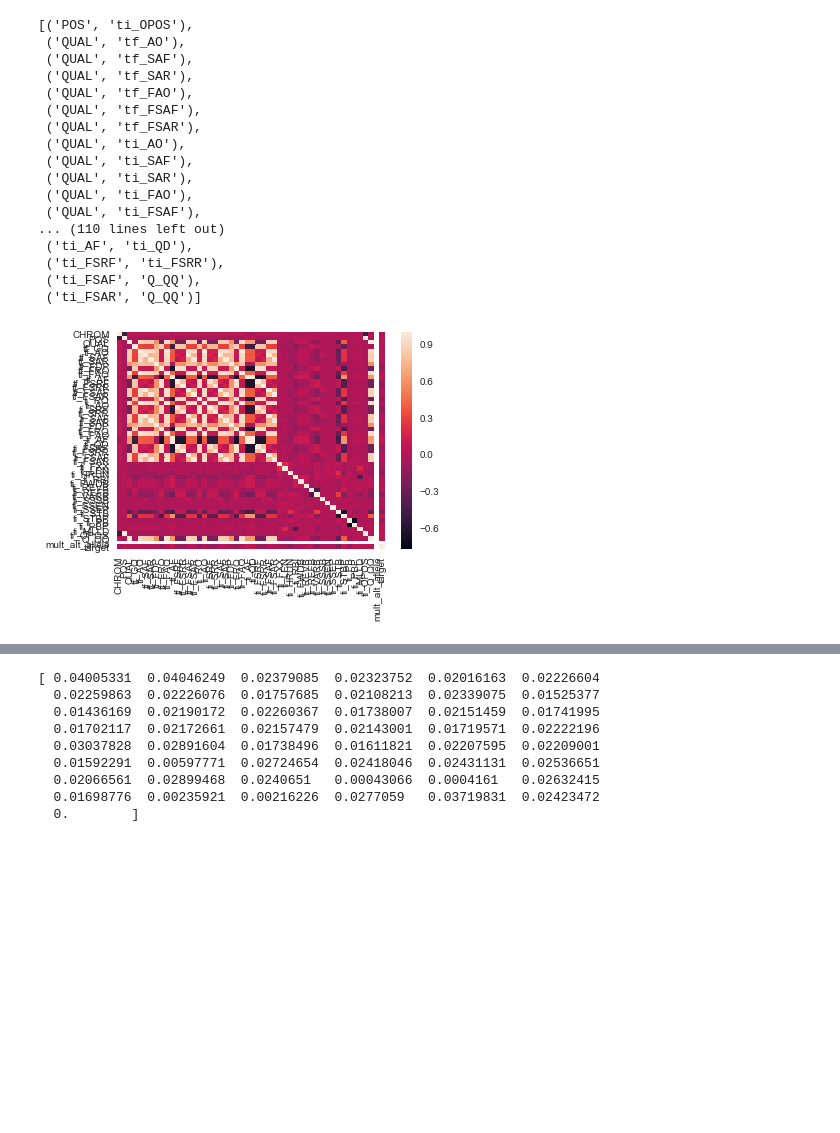
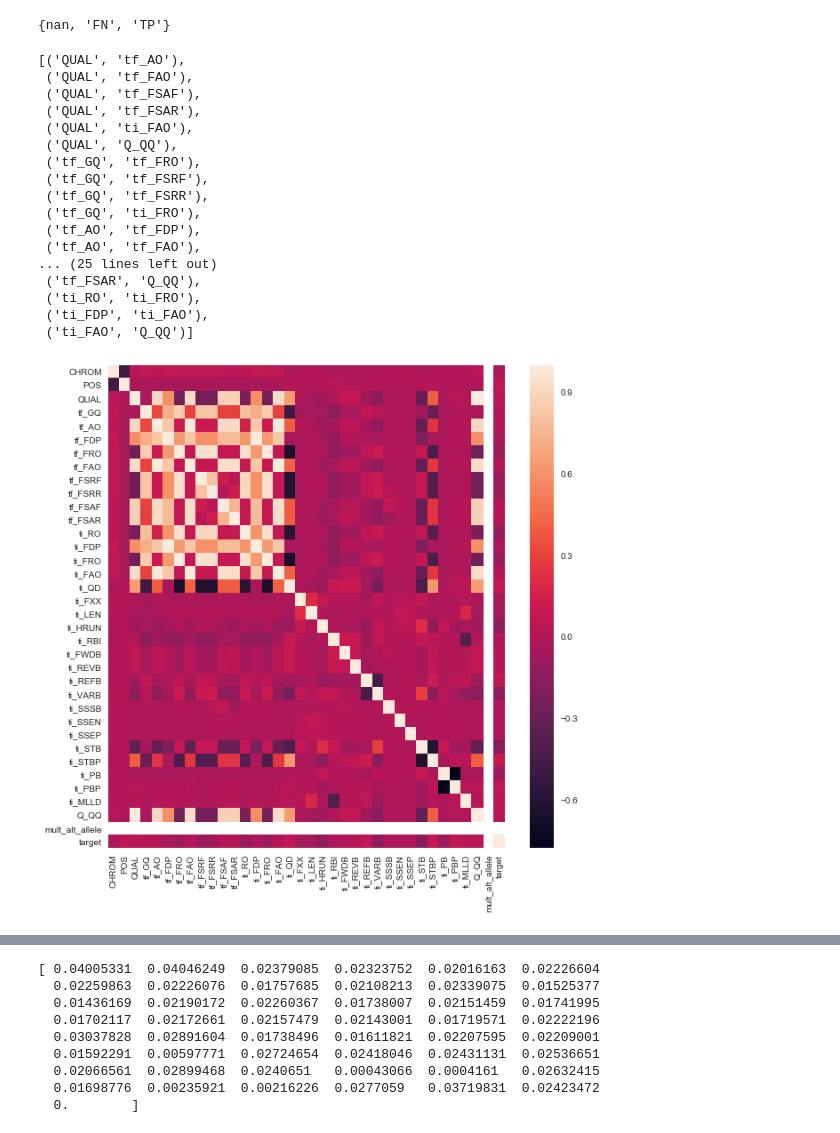
Before and after one commit to jjuhn/little_ds_problem, a Jupyter notebook: code/proton_practice.ipynb, the cells around one changed output, grey strips where cells are left out. Cells and saved outputs as stored; diff of their text form; code cells hidden in the pictures; blank space fills up the shorter version.

```diff
--- a/code/proton_practice.ipynb
+++ b/code/proton_practice.ipynb
@@ -21,7 +21,7 @@ df = df.drop_duplicates()
 # Looking at the heat map, T_QQ, ti_NS and ti_HS is None and FILTER is always PASS.
 # tf_GT ==
 
-df = df.drop(["ti_NS", 'ti_HS', 'T_QQ', 'FILTER', 'tf_GT', 'T_GT', 'Q_GT'], axis=1)
+df = df.drop(["ti_NS", 'ti_HS', 'T_QQ', 'FILTER', 'tf_GT', 'T_GT', 'Q_GT', 'ti_OID'], axis=1)
 
 
 
@@ -63,6 +63,21 @@ fs = ['tf_AO','tf_SAF','tf_SAR','tf_FAO','tf_AF','tf_FSAF','tf_FSAR','ti_AO','ti
 for f in fs:
     s = obj_df[f]
     df[f] = pd.to_numeric(s, downcast='float')
+# %%
+c_df = obj_df.drop(fs, axis=1)
+c_df.head()
+
+set(c_df.T_BD)
+# set(c_df.T_BK)
+# set(c_df.T_BLT)
+# set(c_df.T_BVT)
+# set(c_df.Q_BD)
+# set(c_df.Q_BI)
+# set(c_df.Q_BK)
+# set(c_df.Q_BLT)
+# set(c_df.Q_BVT)
+# %% [output]
+{nan, 'FN', 'TP'}
 # %%
 # Convert categorical values into continuous variables.
 # This is very painful part when you have 76 columns
@@ -73,7 +88,10 @@ df
 # keep tf_GQ
 # drop 'tf_DP', 'tf_RO', 'tf_SRF', 'tf_SRR'
 
-df = df.drop(['tf_DP', 'ti_DP', 'tf_RO', 'tf_SRF', 'tf_SRR', 'ti_OPOS'], axis=1)
+df = df.drop(['tf_DP', 'ti_DP', 'tf_RO', 'tf_SRF', 'tf_SRR', 'ti_OPOS', 'tf_SAF','tf_SAR', 'ti_SAF', 'ti_SAR','ti_SRF','ti_SRR','ti_FSRR','ti_FSAF','ti_FSAR','ti_FSRF','ti_AF', 'ti_AO', 'tf_AF'], axis=1)
+
+
+
 
 corr_matrix = df.corr()
 
@@ -90,34 +108,39 @@ high_corr_var
 
 # df[["tf_GQ",'tf_FSRF']]
 # %% [output]
-[('POS', 'ti_OPOS'),
- ('QUAL', 'tf_AO'),
- ('QUAL', 'tf_SAF'),
- ('QUAL', 'tf_SAR'),
+[('QUAL', 'tf_AO'),
  ('QUAL', 'tf_FAO'),
  ('QUAL', 'tf_FSAF'),
  ('QUAL', 'tf_FSAR'),
- ('QUAL', 'ti_AO'),
- ('QUAL', 'ti_SAF'),
- ('QUAL', 'ti_SAR'),
  ('QUAL', 'ti_FAO'),
- ('QUAL', 'ti_FSAF'),
-... (110 lines left out)
- ('ti_AF', 'ti_QD'),
- ('ti_FSRF', 'ti_FSRR'),
- ('ti_FSAF', 'Q_QQ'),
- ('ti_FSAR', 'Q_QQ')]
+ ('QUAL', 'Q_QQ'),
+ ('tf_GQ', 'tf_FRO'),
+ ('tf_GQ', 'tf_FSRF'),
+ ('tf_GQ', 'tf_FSRR'),
+ ('tf_GQ', 'ti_FRO'),
+ ('tf_AO', 'tf_FDP'),
+ ('tf_AO', 'tf_FAO'),
+... (25 lines left out)
+ ('tf_FSAR', 'Q_QQ'),
+ ('ti_RO', 'ti_FRO'),
+ ('ti_FDP', 'ti_FAO'),
+ ('ti_FAO', 'Q_QQ')]
 # %%
 corr = df.corr()
-ax = sns.heatmap(corr,
+fig, ax = plt.subplots(figsize=(10,10))
+
+
+
+sns.heatmap(corr,
             xticklabels=corr.columns.values,
-            yticklabels=corr.columns.values)
+            yticklabels=corr.columns.values, ax=ax)
+
 
 
 fig = ax.get_figure()
 fig.savefig('heatmap.png')
 # %% [output]
-[figure, old version]
+[figure, new version]
 # %%
 t_df = df.select_dtypes(exclude=['object']).copy()
 
```
Also changed, not shown: parts of 6 cells of this notebook.
